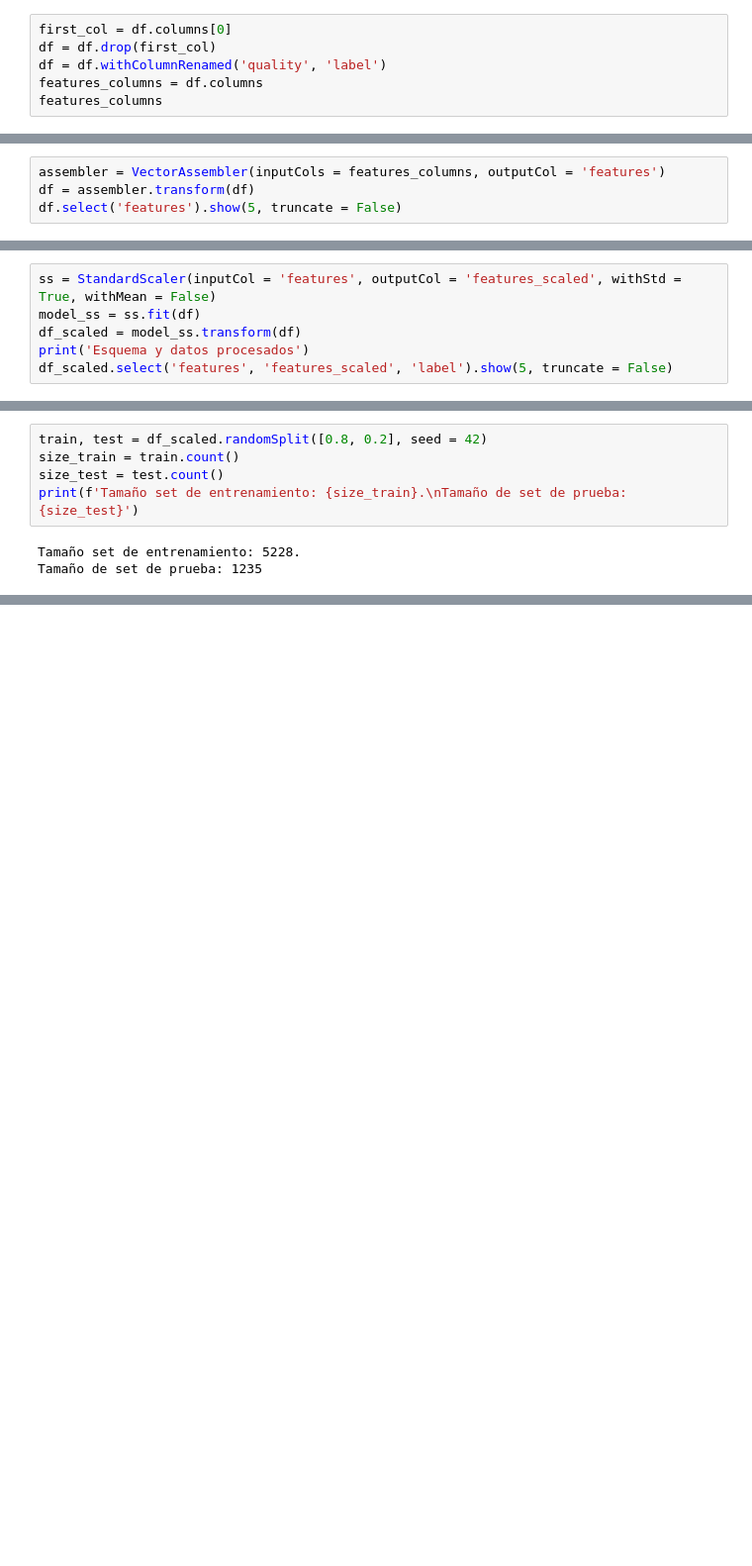
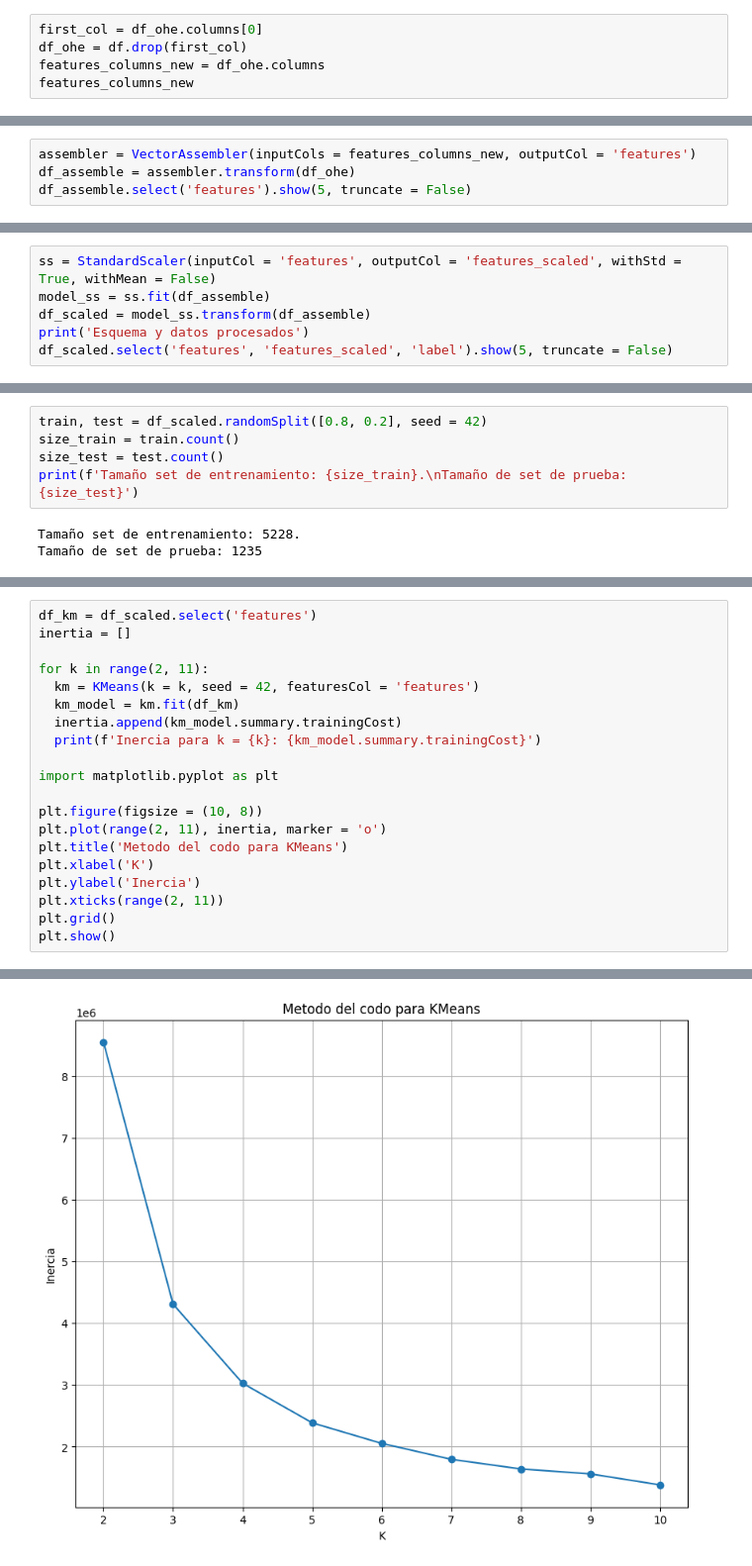
Before and after one commit to MattZG/Portafolio, a Jupyter notebook: Modulo_9.ipynb, the cells around one changed output, grey strips where cells are left out. Shown at 99% size. Saved outputs shown, nothing was run; the diff lists cells and outputs as text; blank space fills up the shorter version.

```diff
--- a/Modulo_9.ipynb
+++ b/Modulo_9.ipynb
@@ -485,11 +509,10 @@ only showing top 5 rows
 +-----+----------+-------------+
 only showing top 5 rows
 # %%
-first_col = df.columns[0]
-df = df.drop(first_col)
-df = df.withColumnRenamed('quality', 'label')
-features_columns = df.columns
-features_columns
+first_col = df_ohe.columns[0]
+df_ohe = df.drop(first_col)
+features_columns_new = df_ohe.columns
+features_columns_new
 # %% [output]
 ['fixed acidity',
  'volatile acidity',
@@ -508,5 +529,5 @@ features_columns
 # %%
-assembler = VectorAssembler(inputCols = features_columns, outputCol = 'features')
-df = assembler.transform(df)
-df.select('features').show(5, truncate = False)
+assembler = VectorAssembler(inputCols = features_columns_new, outputCol = 'features')
+df_assemble = assembler.transform(df_ohe)
+df_assemble.select('features').show(5, truncate = False)
 # %% [output]
@@ -522,8 +543,8 @@ df.select('features').show(5, truncate = False)
 only showing top 5 rows
 # %%
 ss = StandardScaler(inputCol = 'features', outputCol = 'features_scaled', withStd = True, withMean = False)
-model_ss = ss.fit(df)
-df_scaled = model_ss.transform(df)
+model_ss = ss.fit(df_assemble)
+df_scaled = model_ss.transform(df_assemble)
 print('Esquema y datos procesados')
 df_scaled.select('features', 'features_scaled', 'label').show(5, truncate = False)
 # %% [output]
@@ -548,0 +703,21 @@ Tamaño de set de prueba: 1235
+# %%
+df_km = df_scaled.select('features')
+inertia = []
+
+for k in range(2, 11):
+  km = KMeans(k = k, seed = 42, featuresCol = 'features')
+  km_model = km.fit(df_km)
+  inertia.append(km_model.summary.trainingCost)
+  print(f'Inercia para k = {k}: {km_model.summary.trainingCost}')
+
+import matplotlib.pyplot as plt
+
+plt.figure(figsize = (10, 8))
+plt.plot(range(2, 11), inertia, marker = 'o')
+plt.title('Metodo del codo para KMeans')
+plt.xlabel('K')
+plt.ylabel('Inercia')
+plt.xticks(range(2, 11))
+plt.grid()
+plt.show()
+# %% [output]
@@ -548,0 +733 @@ Tamaño de set de prueba: 1235
+[figure, added]
```
Also changed, not shown: parts of 30 cells of this notebook.
